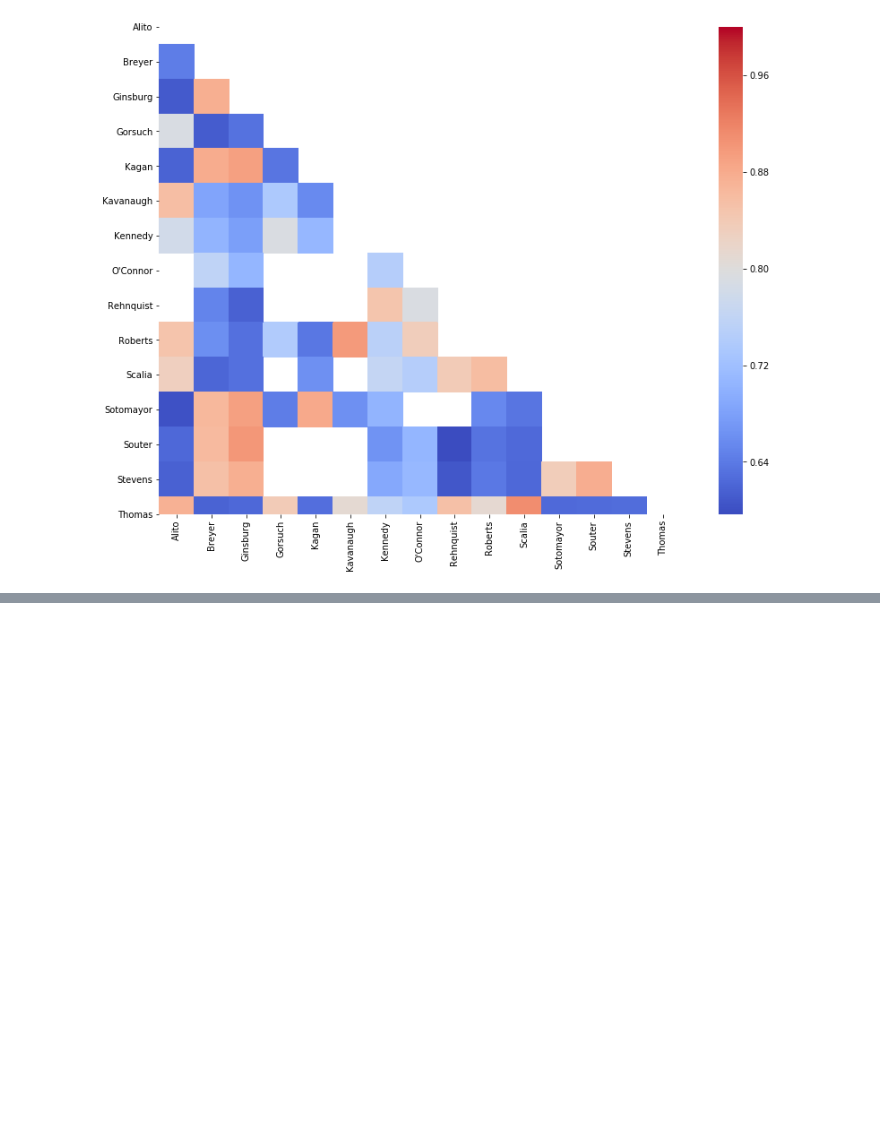
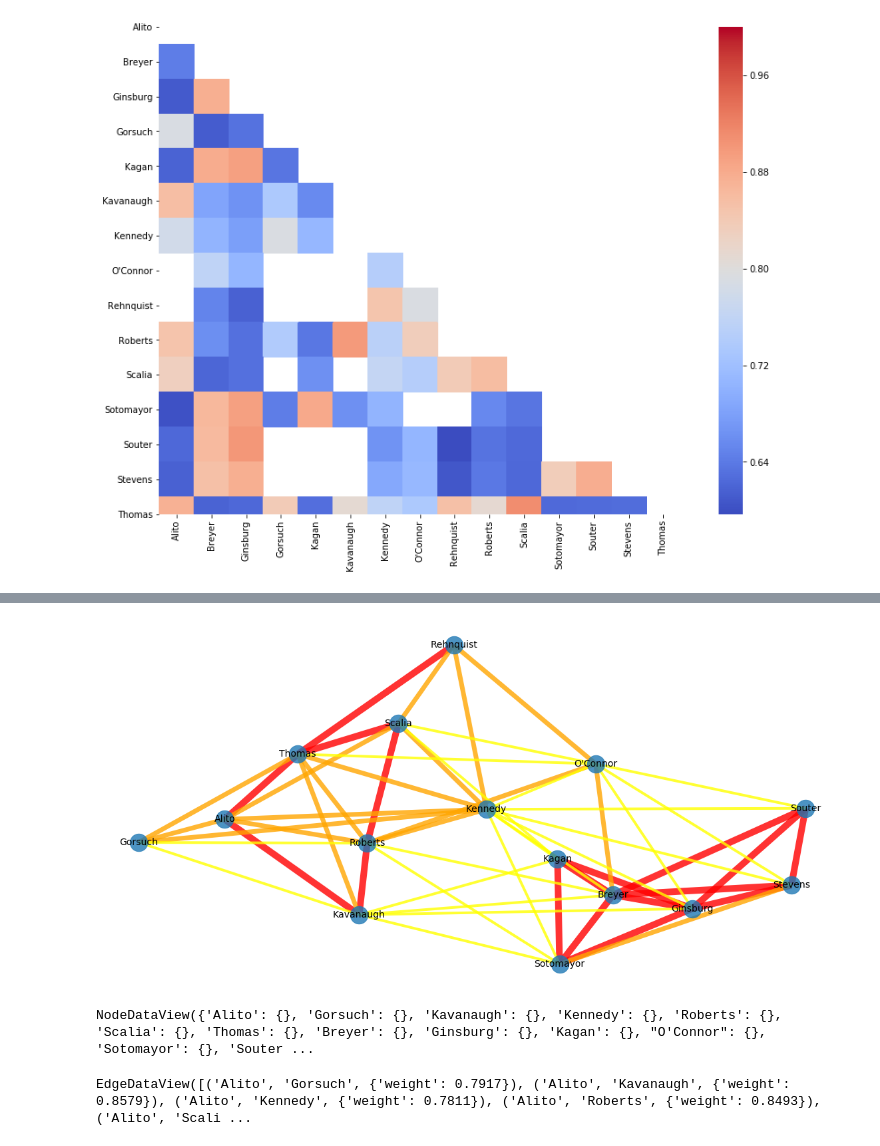
Before and after one commit to wplam107/scotus_rulings, a Jupyter notebook: dc_fe_notebook.ipynb, the cells around one changed output, grey strips where cells are left out. Cells and saved outputs as stored; diff of their text form; code cells hidden in the pictures; blank space fills up the shorter version.

```diff
--- a/dc_fe_notebook.ipynb
+++ b/dc_fe_notebook.ipynb
@@ -78,0 +104,58 @@ for row in range(2):
+# %%
+# Create nodes
+nodes = scotus.justices
+l = len(nodes)
+# %%
+# Create edges, tuple = (justice A, justice B, cosine similarity)
+edges = []
+for i in range(l):
+    for j in range(i+1, l):
+        if str(sim_mat.iloc[i][j]) != 'nan':
+            tup = (sim_mat.iloc[i].name, sim_mat.iloc[i].index[j], sim_mat.iloc[i][j])
+            edges.append(tup)
+# %%
+# Instantiate graph object
+fig = plt.figure(figsize=(20,10))
+G = nx.Graph()
+
+# Add edges to graph
+for edge in edges:
+    if edge[2] > 0.65:
+        G.add_edge(edge[0], edge[1], weight=edge[2])
+
+# Create line weights
+el = [ (u, v) for (u, v, d) in G.edges(data=True) if d['weight'] > 0.85 ]
+eml = [ (u, v) for (u, v, d) in G.edges(data=True) if (d['weight'] > 0.75) and (d['weight'] <= 0.85) ]
+em = [ (u, v) for (u, v, d) in G.edges(data=True) if (d['weight'] > 0.65) and (d['weight'] <= 0.75) ]
+#
+
+# Postions of nodes and edges
+pos = nx.spring_layout(G)
+
+nl = [ G.nodes(data=True) ]
+nml = G.nodes(data=True)
+nm =
+
+# Plot Nodes
+nx.draw_networkx_nodes(G, pos, node_size=700, alpha=0.8)
+
+# Plot Edges
+nx.draw_networkx_edges(G, pos, edgelist=el, width=10, edge_color='r', alpha=0.8)
+nx.draw_networkx_edges(G, pos, edgelist=eml, width=7, edge_color='orange', alpha=0.8)
+nx.draw_networkx_edges(G, pos, edgelist=em, width=4, edge_color='yellow', alpha=0.8)
+
+# Add Justice Labels
+nx.draw_networkx_labels(G, pos, font_size=14, font_family='sans-serif')
+
+plt.axis('off')
+plt.show()
+# %% [output]
+[figure, added]
+# %%
+G.nodes(data=True)
+# %% [output]
+NodeDataView({'Alito': {}, 'Gorsuch': {}, 'Kavanaugh': {}, 'Kennedy': {}, 'Roberts': {}, 'Scalia': {}, 'Thomas': {}, 'Breyer': {}, 'Ginsburg': {}, 'Kagan': {}, "O'Connor": {}, 'Sotomayor': {}, 'Souter ...
+# %%
+G.edges(data=True)
+# %% [output]
+EdgeDataView([('Alito', 'Gorsuch', {'weight': 0.7917}), ('Alito', 'Kavanaugh', {'weight': 0.8579}), ('Alito', 'Kennedy', {'weight': 0.7811}), ('Alito', 'Roberts', {'weight': 0.8493}), ('Alito', 'Scali ...
```
Also changed, not shown: parts of 9 cells of this notebook, 1 other file.
